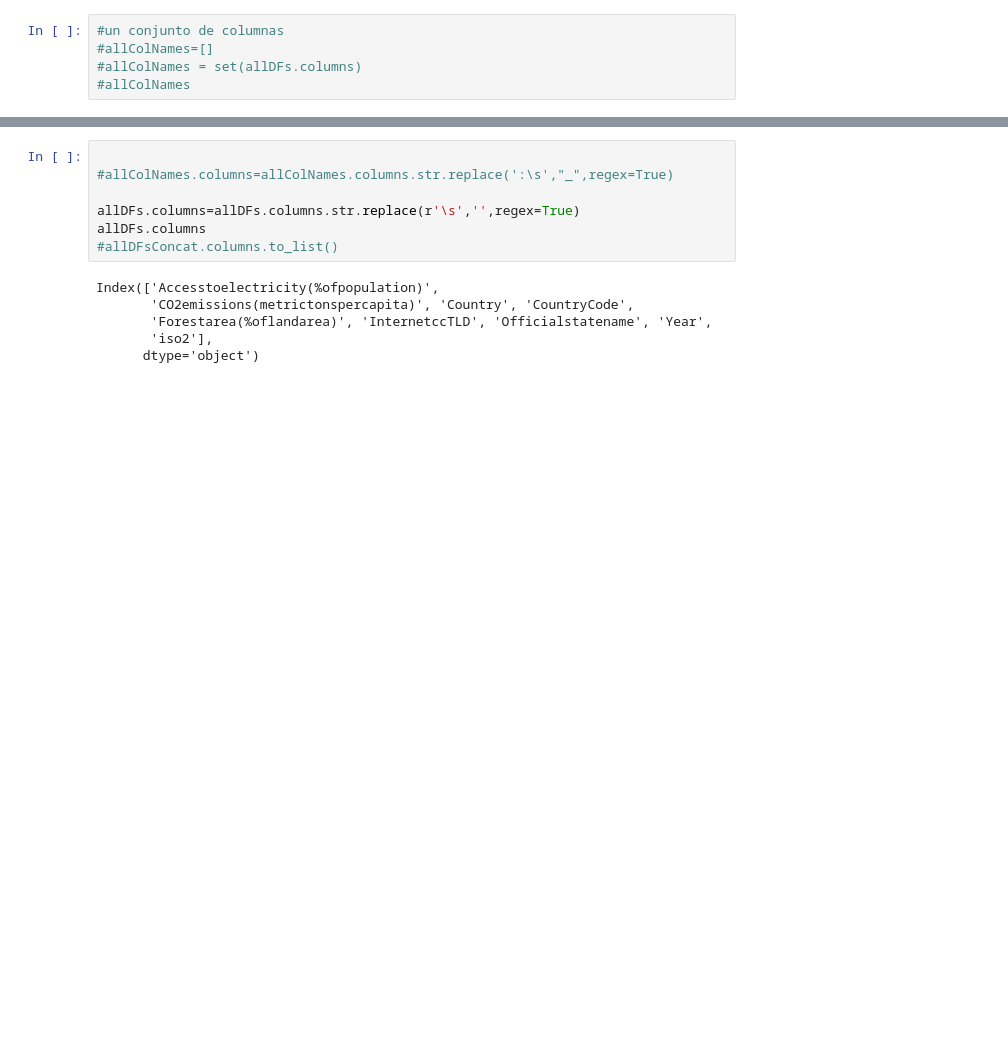
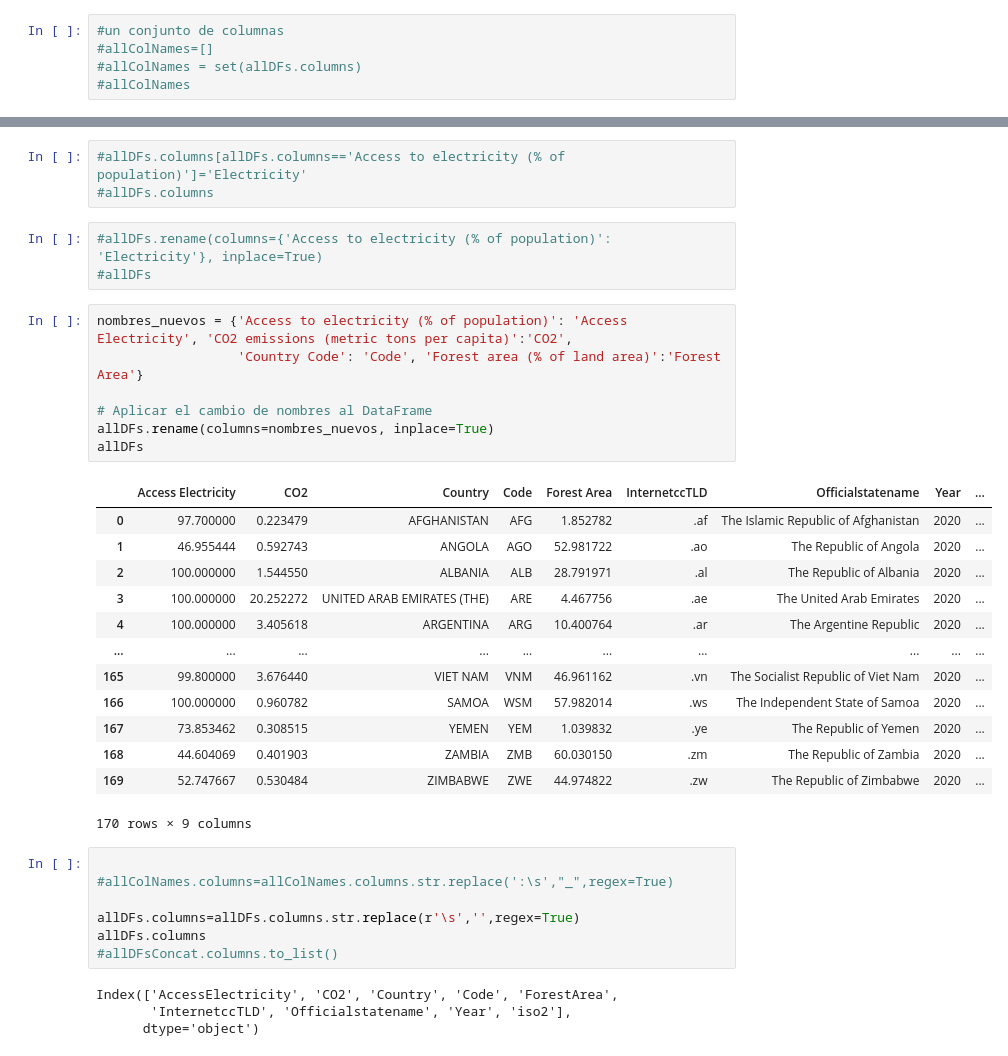
Before and after one commit to SDSRomina/parcial.tarea, a Jupyter notebook: index.ipynb, the cells around one changed output, grey strips where cells are left out. Drawn from its saved outputs; the diff is of its cells as text; blank space fills up the shorter version.

```diff
--- a/index.ipynb
+++ b/index.ipynb
@@ -215,3 +188,30 @@ allDFs
+# %%
+#allDFs.columns[allDFs.columns=='Access to electricity (% of population)']='Electricity'
+#allDFs.columns
+# %%
+#allDFs.rename(columns={'Access to electricity (% of population)': 'Electricity'}, inplace=True)
+#allDFs
+# %%
+nombres_nuevos = {'Access to electricity (% of population)': 'Access Electricity', 'CO2 emissions (metric tons per capita)':'CO2',
+                  'Country Code': 'Code', 'Forest area (% of land area)':'Forest Area'}
+
+# Aplicar el cambio de nombres al DataFrame
+allDFs.rename(columns=nombres_nuevos, inplace=True)
+allDFs
+# %% [output]
+|  | Access Electricity | CO2 | Country | Code | Forest Area | InternetccTLD | Officialstatename | Year | ... |
+| 0 | 97.700000 | 0.223479 | AFGHANISTAN | AFG | 1.852782 | .af | The Islamic Republic of Afghanistan | 2020 | ... |
+| 1 | 46.955444 | 0.592743 | ANGOLA | AGO | 52.981722 | .ao | The Republic of Angola | 2020 | ... |
+| 2 | 100.000000 | 1.544550 | ALBANIA | ALB | 28.791971 | .al | The Republic of Albania | 2020 | ... |
+| 3 | 100.000000 | 20.252272 | UNITED ARAB EMIRATES (THE) | ARE | 4.467756 | .ae | The United Arab Emirates | 2020 | ... |
+| 4 | 100.000000 | 3.405618 | ARGENTINA | ARG | 10.400764 | .ar | The Argentine Republic | 2020 | ... |
+| ... | ... | ... | ... | ... | ... | ... | ... | ... | ... |
+| 165 | 99.800000 | 3.676440 | VIET NAM | VNM | 46.961162 | .vn | The Socialist Republic of Viet Nam | 2020 | ... |
+| 166 | 100.000000 | 0.960782 | SAMOA | WSM | 57.982014 | .ws | The Independent State of Samoa | 2020 | ... |
+| 167 | 73.853462 | 0.308515 | YEMEN | YEM | 1.039832 | .ye | The Republic of Yemen | 2020 | ... |
+| 168 | 44.604069 | 0.401903 | ZAMBIA | ZMB | 60.030150 | .zm | The Republic of Zambia | 2020 | ... |
+| 169 | 52.747667 | 0.530484 | ZIMBABWE | ZWE | 44.974822 | .zw | The Republic of Zimbabwe | 2020 | ... |
+170 rows × 9 columns
 # %%
 
 #allColNames.columns=allColNames.columns.str.replace(':\s',"_",regex=True)
@@ -220,8 +220,6 @@ allDFs.columns=allDFs.columns.str.replace(r'\s','',regex=True)
 allDFs.columns
 #allDFsConcat.columns.to_list()
 # %% [output]
-Index(['Accesstoelectricity(%ofpopulation)',
-       'CO2emissions(metrictonspercapita)', 'Country', 'CountryCode',
-       'Forestarea(%oflandarea)', 'InternetccTLD', 'Officialstatename', 'Year',
-       'iso2'],
+Index(['AccessElectricity', 'CO2', 'Country', 'Code', 'ForestArea',
+       'InternetccTLD', 'Officialstatename', 'Year', 'iso2'],
       dtype='object')
```
Also changed, not shown: parts of 17 cells of this notebook.
